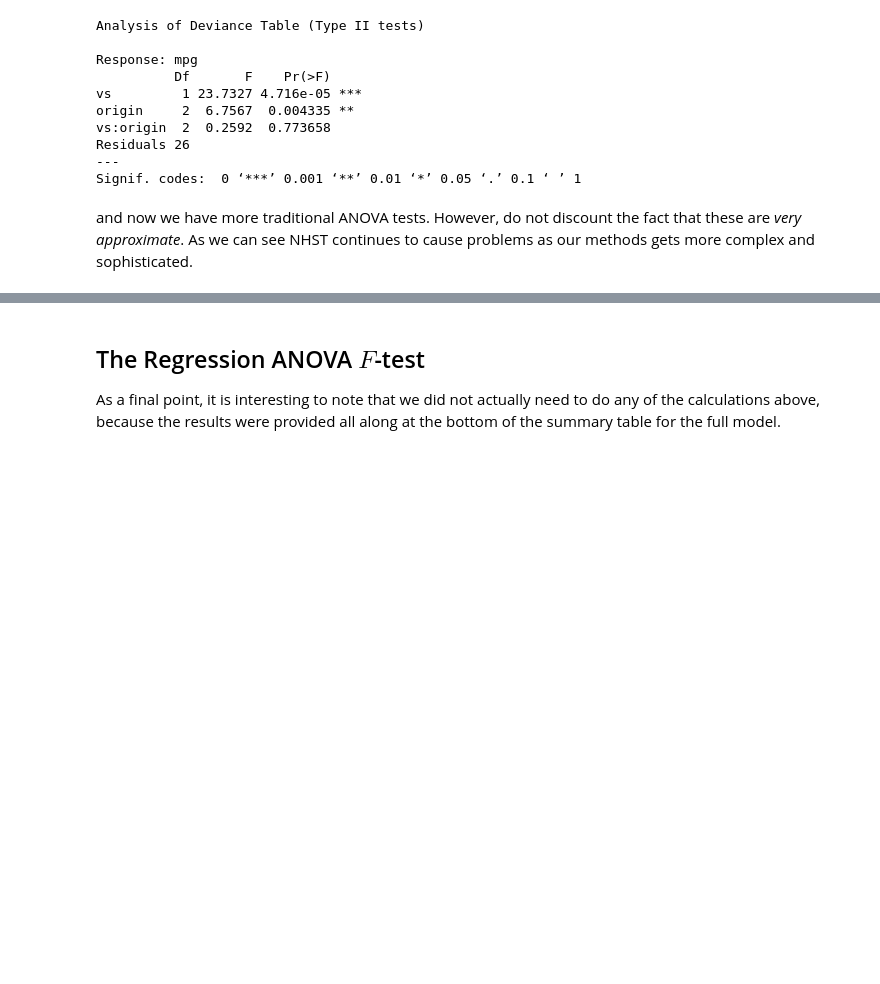
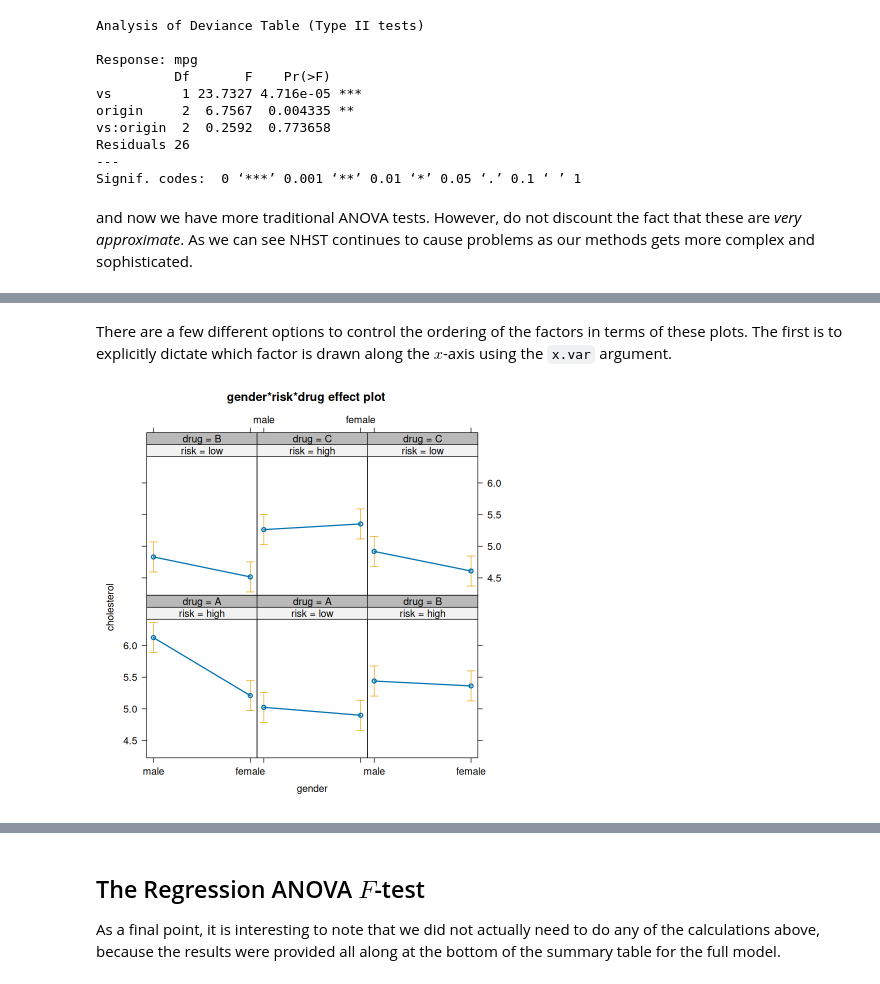
Before and after one commit to PCHN63101-Advanced-Data-Skills/Model-Comparisons-ANOVA, a Jupyter notebook: ANOVA-workshop.ipynb, the cells around one changed output, grey strips where cells are left out. Drawn from its saved outputs; the diff is of its cells as text; code cells hidden in the pictures; blank space fills up the shorter version.

```diff
--- a/ANOVA-workshop.ipynb
+++ b/ANOVA-workshop.ipynb
@@ -254,0 +348,6 @@ and now we have more traditional ANOVA tests. However, do not discount the fact
+# %% [markdown]
+There are a few different options to control the ordering of the factors in terms of these plots. The first is to explicitly dictate which factor is drawn along the $x$-axis using the `x.var` argument.
+# %%
+plot(effect('gender:risk:drug', mod=mod.3way), x.var='gender')
+# %% [output]
+[figure, added]
```
Also changed, not shown: parts of 28 cells of this notebook, 12 other files.
